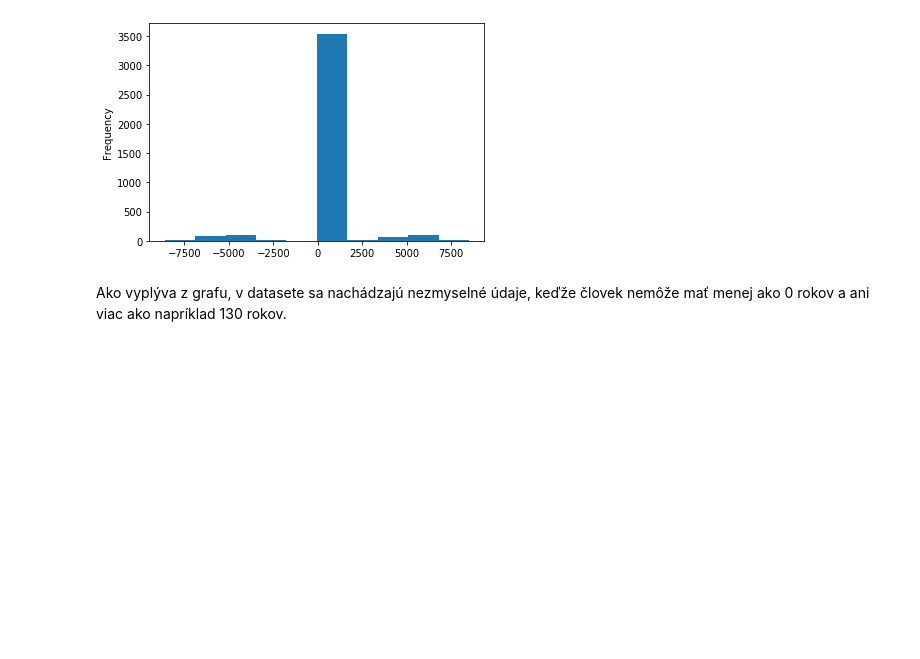
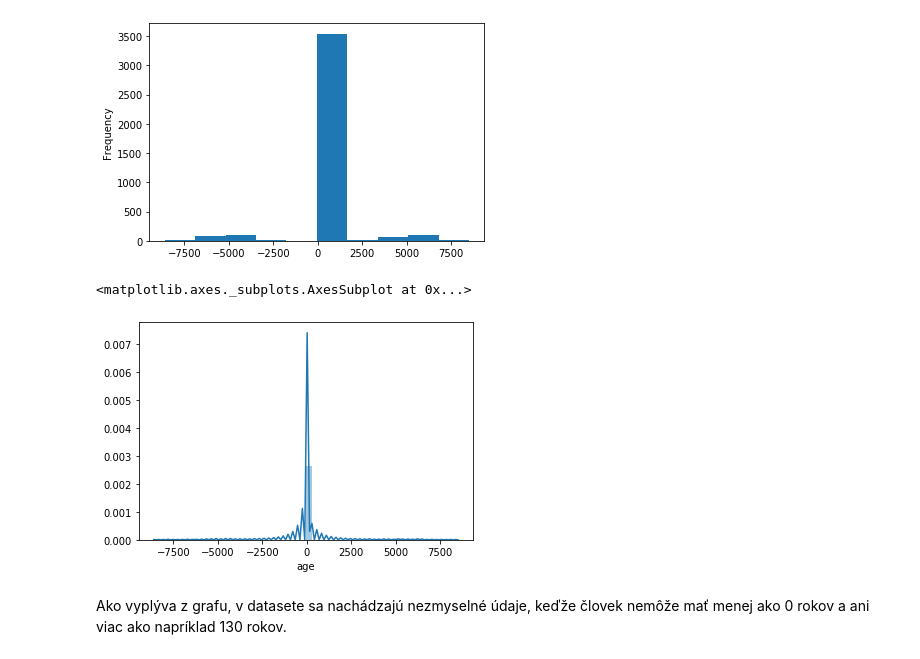
Before and after one commit to xheban/IAU-projekt, a Jupyter notebook: Projekt.ipynb, the cells around one changed output. Cells and saved outputs as stored; diff of their text form; code cells hidden in the pictures; blank space fills up the shorter version.

```diff
--- a/Projekt.ipynb
+++ b/Projekt.ipynb
@@ -99,6 +99,11 @@ personal_train["age"].plot.hist()
 # %% [output]
 <matplotlib.axes._subplots.AxesSubplot at 0x...>
 [figure]
+# %%
+sb.distplot(personal_train["age"])
+# %% [output]
+<matplotlib.axes._subplots.AxesSubplot at 0x...>
+[figure, added]
 # %% [markdown]
 Ako vyplýva z grafu, v datasete sa nachádzajú nezmyselné údaje, keďže človek nemôže mať menej ako 0 rokov a ani viac ako napríklad 130 rokov.
 # %%
```
Also changed, not shown: parts of 16 cells of this notebook.
